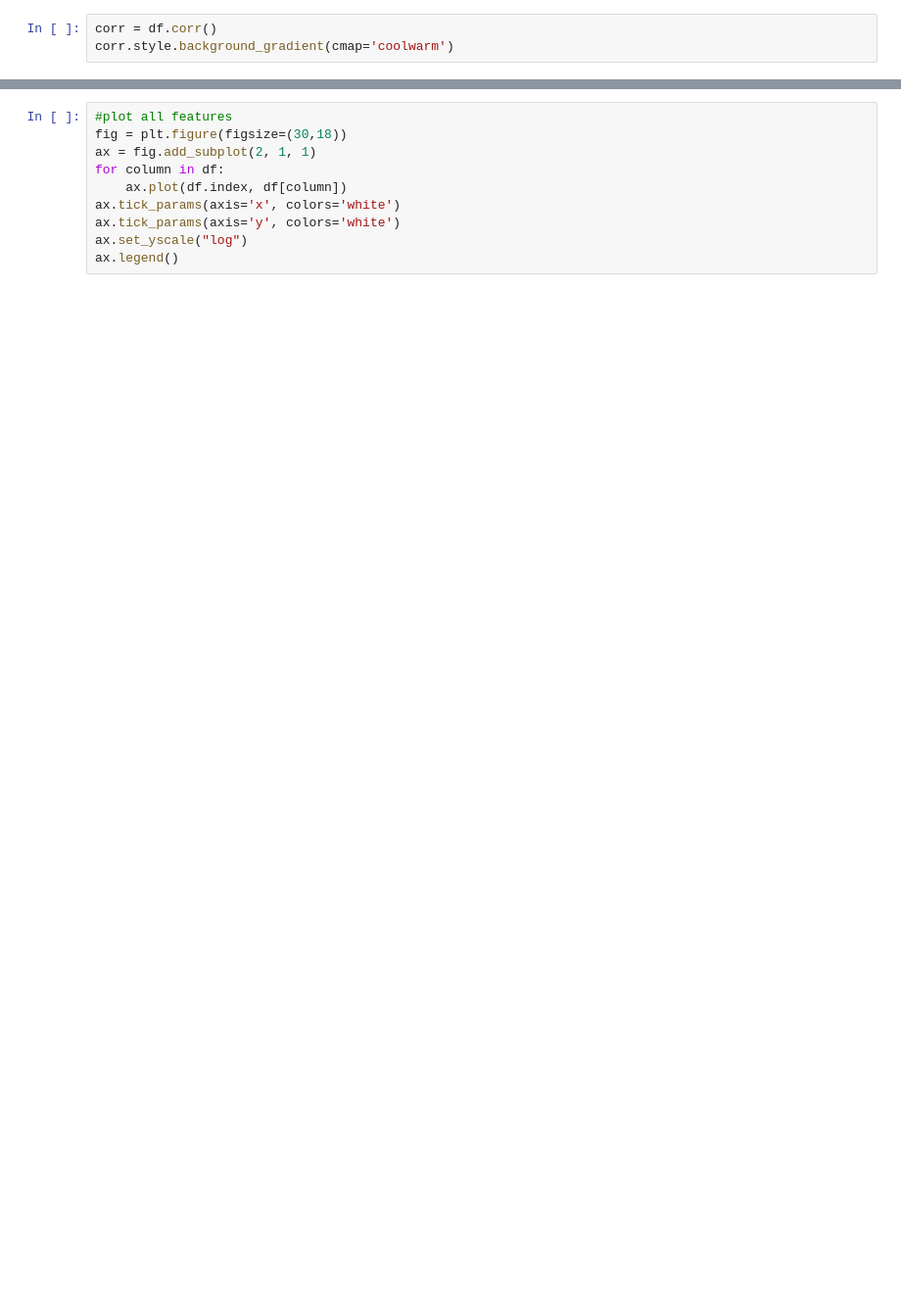
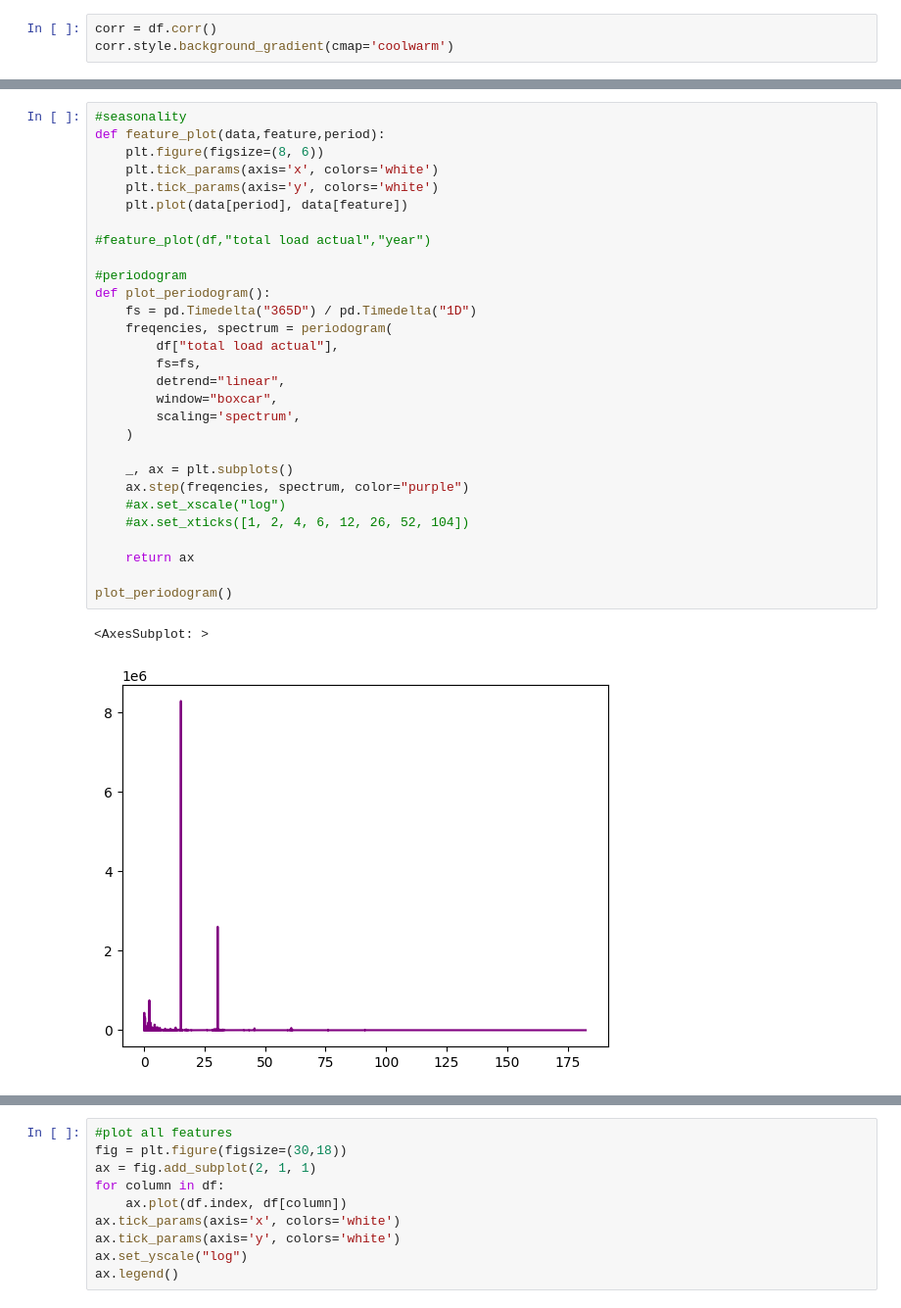
Before and after one commit to JulesJ1/Energy_Consumption_Forecasting, a Jupyter notebook: scripts/energy_dataset.ipynb, the cells around one changed output, grey strips where cells are left out. Shown at 98% size. Cells and saved outputs as stored; diff of their text form; blank space fills up the shorter version.

```diff
--- a/scripts/energy_dataset.ipynb
+++ b/scripts/energy_dataset.ipynb
@@ -52,3 +241,35 @@ corr.style.background_gradient(cmap='coolwarm')
+# %%
+#seasonality
+def feature_plot(data,feature,period):
+    plt.figure(figsize=(8, 6))
+    plt.tick_params(axis='x', colors='white')
+    plt.tick_params(axis='y', colors='white')
+    plt.plot(data[period], data[feature])
+
+#feature_plot(df,"total load actual","year")
+
+#periodogram
+def plot_periodogram():
+    fs = pd.Timedelta("365D") / pd.Timedelta("1D")
+    freqencies, spectrum = periodogram(
+        df["total load actual"],
+        fs=fs,
+        detrend="linear",
+        window="boxcar",
+        scaling='spectrum',
+    )
+
+    _, ax = plt.subplots()
+    ax.step(freqencies, spectrum, color="purple")
+    #ax.set_xscale("log")
+    #ax.set_xticks([1, 2, 4, 6, 12, 26, 52, 104])
+
+    return ax
+
+plot_periodogram()
+# %% [output]
+<AxesSubplot: >
+[figure, added]
 # %%
 def boxplots(time_period):
     fig,axs = plt.subplots(figsize=(10,8))
```
Also changed, not shown: parts of 18 cells of this notebook, 2 other files.
